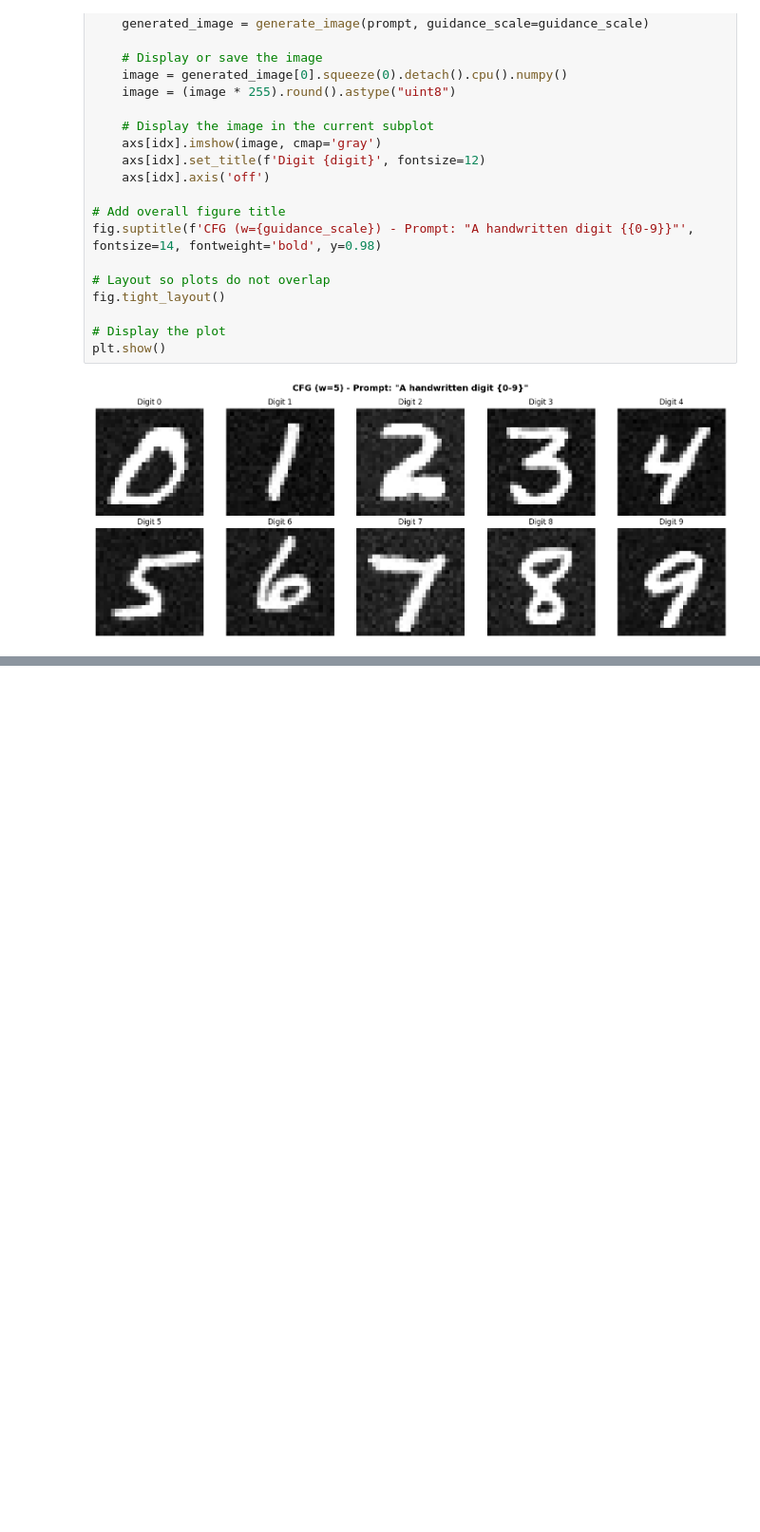
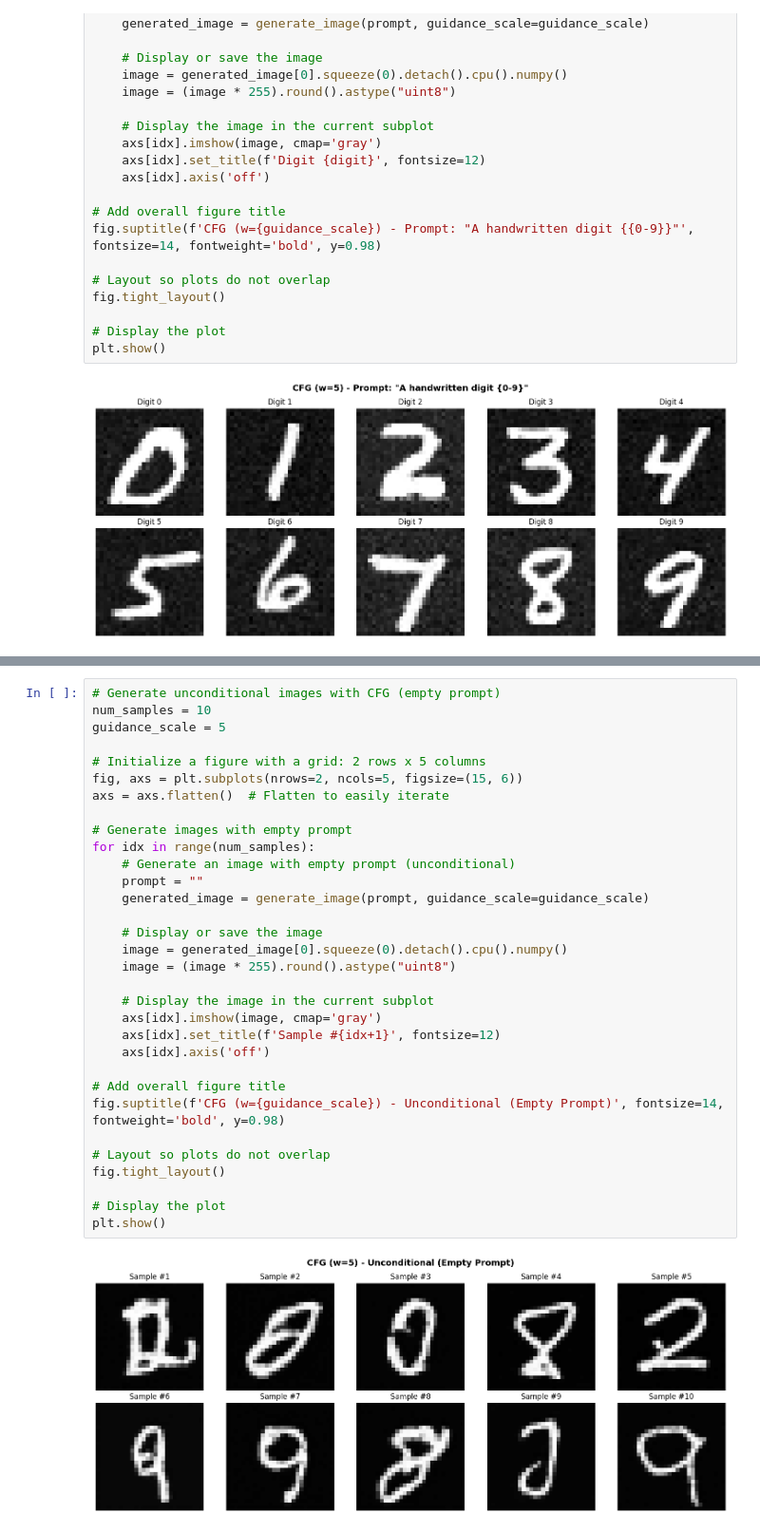
Before and after one commit to ShlomiRex/final_project, a Jupyter notebook: notebooks/01_mnist_experiment/inference1_t2i_mnist_cfg.ipynb, the cells around one changed output, grey strips where cells are left out. Shown at 95% size. Cells and saved outputs as stored; diff of their text form; blank space fills up the shorter version.

```diff
--- a/notebooks/01_mnist_experiment/inference1_t2i_mnist_cfg.ipynb
+++ b/notebooks/01_mnist_experiment/inference1_t2i_mnist_cfg.ipynb
@@ -318,0 +328,34 @@ plt.show()
+# %%
+# Generate unconditional images with CFG (empty prompt)
+num_samples = 10
+guidance_scale = 5
+
+# Initialize a figure with a grid: 2 rows x 5 columns
+fig, axs = plt.subplots(nrows=2, ncols=5, figsize=(15, 6))
+axs = axs.flatten()  # Flatten to easily iterate
+
+# Generate images with empty prompt
+for idx in range(num_samples):
+    # Generate an image with empty prompt (unconditional)
+    prompt = ""
+    generated_image = generate_image(prompt, guidance_scale=guidance_scale)
+
+    # Display or save the image
+    image = generated_image[0].squeeze(0).detach().cpu().numpy()
+    image = (image * 255).round().astype("uint8")
+
+    # Display the image in the current subplot
+    axs[idx].imshow(image, cmap='gray')
+    axs[idx].set_title(f'Sample #{idx+1}', fontsize=12)
+    axs[idx].axis('off')
+
+# Add overall figure title
+fig.suptitle(f'CFG (w={guidance_scale}) - Unconditional (Empty Prompt)', fontsize=14, fontweight='bold', y=0.98)
+
+# Layout so plots do not overlap
+fig.tight_layout()
+
+# Display the plot
+plt.show()
+# %% [output]
+[figure, added]
```
Also changed, not shown: parts of 1 cell of this notebook, 17 other files.
